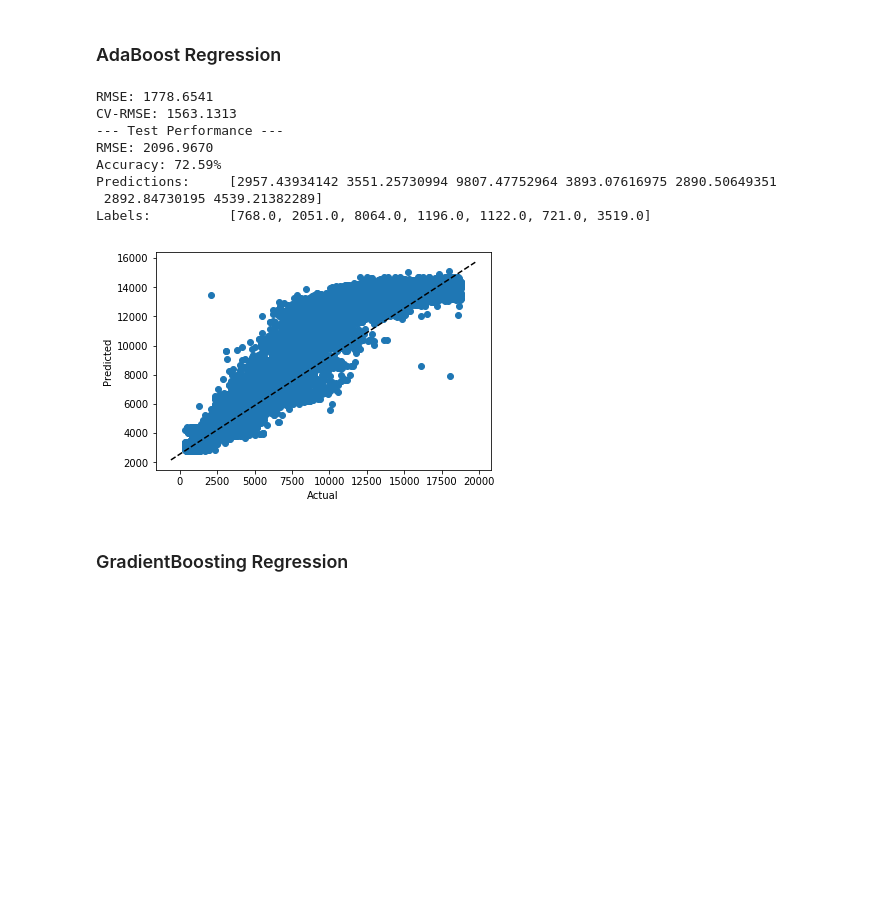
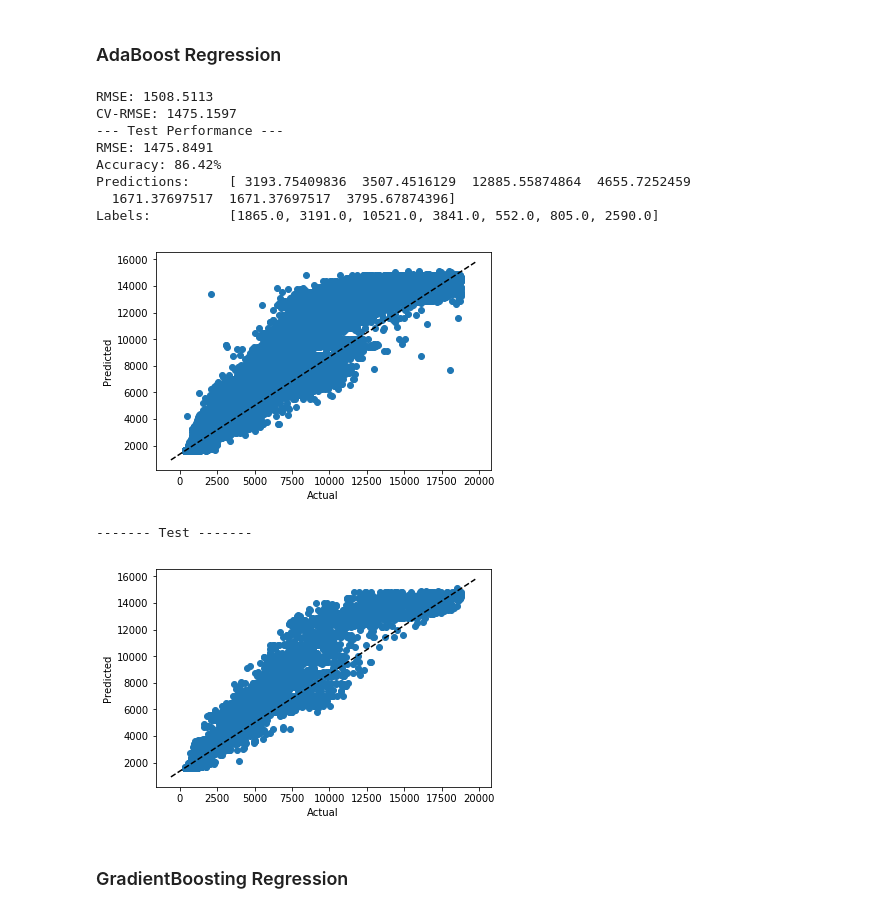
Before and after one commit to tobby1177/diamonds-prediction, a Jupyter notebook: Diamonds.ipynb, the cells around one changed output. Saved outputs shown, nothing was run; the diff lists cells and outputs as text; code cells hidden in the pictures; blank space fills up the shorter version.

```diff
--- a/Diamonds.ipynb
+++ b/Diamonds.ipynb
@@ -494,6 +497,13 @@ def display_model_performance(model_name, model, diamonds = diamonds_ready, labe
     y_lim = plt.ylim()
     plt.plot(x_lim, y_lim, "k--")
     plt.show()
+
+    print("------- Test -------")
+    plt.scatter(y_test, model.predict(X_test_prepared))
+    plt.xlabel("Actual")
+    plt.ylabel("Predicted")
+    plt.plot(x_lim, y_lim, "k--")
+    plt.show()
 # %% [markdown]
 We can now start fitting models and get their performance error. Remember we are using **Root Mean Squared Error** for our performance measure.
 
@@ -602,18 +624,20 @@ Labels:          [10954.0, 2401.0, 7564.0, 4054.0, 720.0, 4955.0, 544.0]
 # %%
 from sklearn.ensemble import AdaBoostRegressor
 
-ada_reg = AdaBoostRegressor(n_estimators = 1000)
+ada_reg = AdaBoostRegressor(n_estimators = 100)
 display_model_performance("AdaBoost Regression", ada_reg)
 # %% [output]
-RMSE: 1778.6541
-CV-RMSE: 1563.1313
+RMSE: 1508.5113
+CV-RMSE: 1475.1597
 --- Test Performance ---
-RMSE: 2096.9670
-Accuracy: 72.59%
-Predictions:     [2957.43934142 3551.25730994 9807.47752964 3893.07616975 2890.50649351
- 2892.84730195 4539.21382289]
-Labels:          [768.0, 2051.0, 8064.0, 1196.0, 1122.0, 721.0, 3519.0]
+RMSE: 1475.8491
+Accuracy: 86.42%
+Predictions:     [ 3193.75409836  3507.4516129  12885.55874864  4655.7252459
+  1671.37697517  1671.37697517  3795.67874396]
+Labels:          [1865.0, 3191.0, 10521.0, 3841.0, 552.0, 805.0, 2590.0]
-[figure, old version]
+[figure, new version]
+------- Test -------
+[figure, added]
 # %% [markdown]
 ### GradientBoosting Regression
 # %%
```
Also changed, not shown: parts of 10 cells of this notebook, 1 other file.
